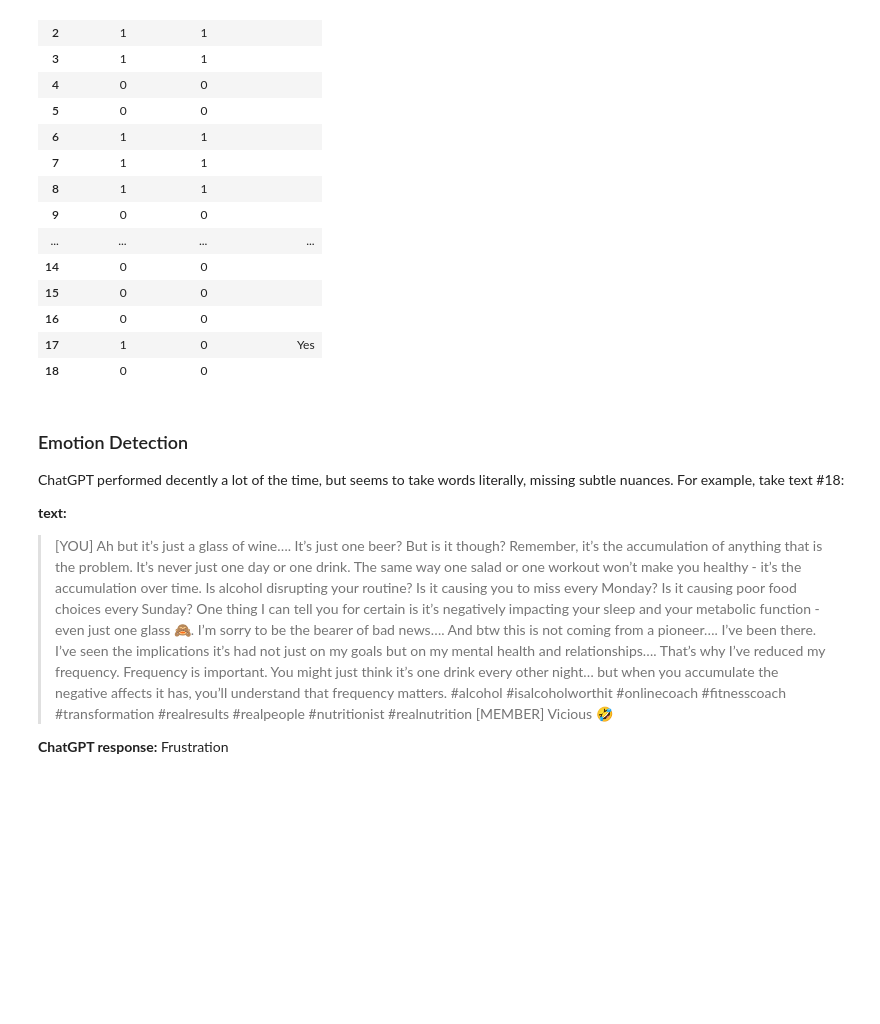
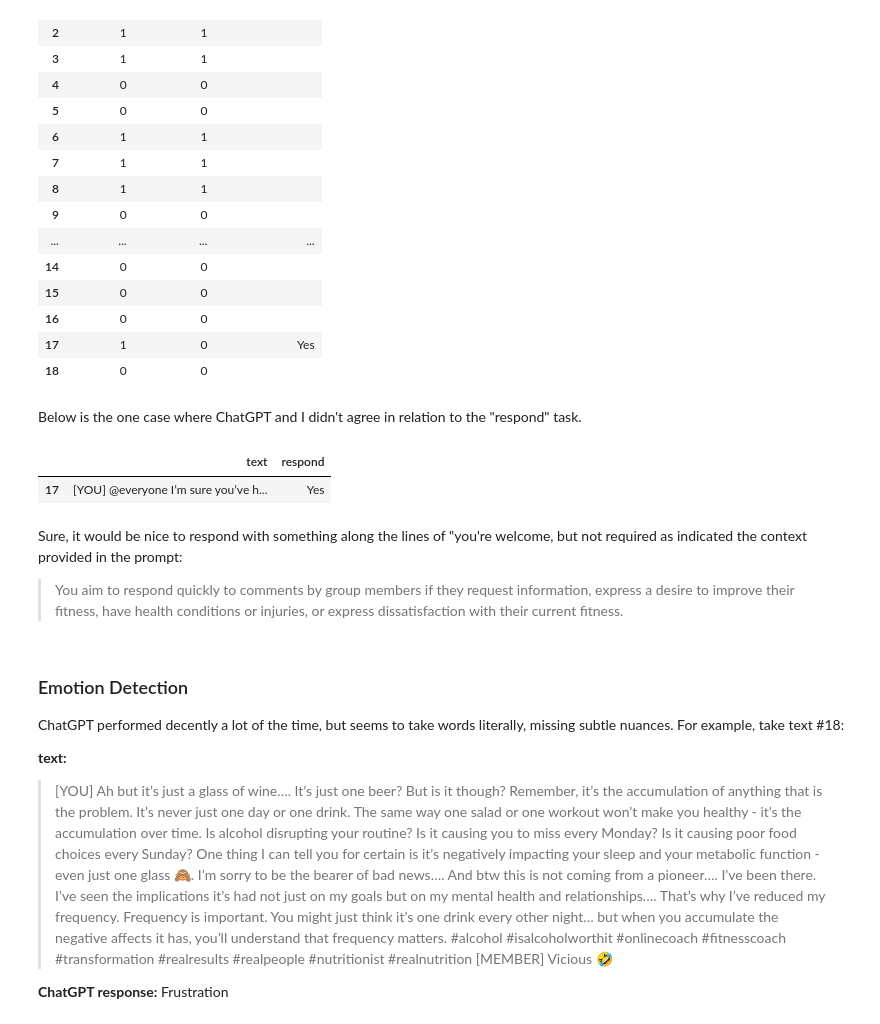
Before and after one commit to silvhua/ChatGPT-sentiment-analysis, a Jupyter notebook: notebooks/2023-07-04 portfolio notebook.ipynb, the cells around one changed output. Saved outputs shown, nothing was run; the diff lists cells and outputs as text; code cells hidden in the pictures; blank space fills up the shorter version.

```diff
--- a/notebooks/2023-07-04 portfolio notebook.ipynb
+++ b/notebooks/2023-07-04 portfolio notebook.ipynb
@@ -775,6 +779,16 @@ transformed_df_dict[iteration]
 | 16 | 0 | 0 |  |
 | 17 | 1 | 0 | Yes |
 | 18 | 0 | 0 |  |
+# %% [markdown]
+Below is the one case where ChatGPT and I didn't agree in relation to the "respond" task.
+# %%
+results_dict[iteration].loc[17:17, ['text', 'respond']]
+# %% [output]
+|  | text | respond |
+| 17 | [YOU] @everyone I’m sure you’ve h... | Yes |
+# %% [markdown]
+Sure, it would be nice to respond with something along the lines of "you're welcome, but not required as indicated the context provided in the prompt:
+> You aim to respond quickly to comments by group members if they request information, express a desire to improve their fitness, have health conditions or injuries, or express dissatisfaction with their current fitness.
 # %% [markdown]
 ### Emotion Detection
 ChatGPT performed decently a lot of the time, but seems to take words literally, missing subtle nuances. For example, take text #18:
```
Also changed, not shown: parts of 8 cells of this notebook.
